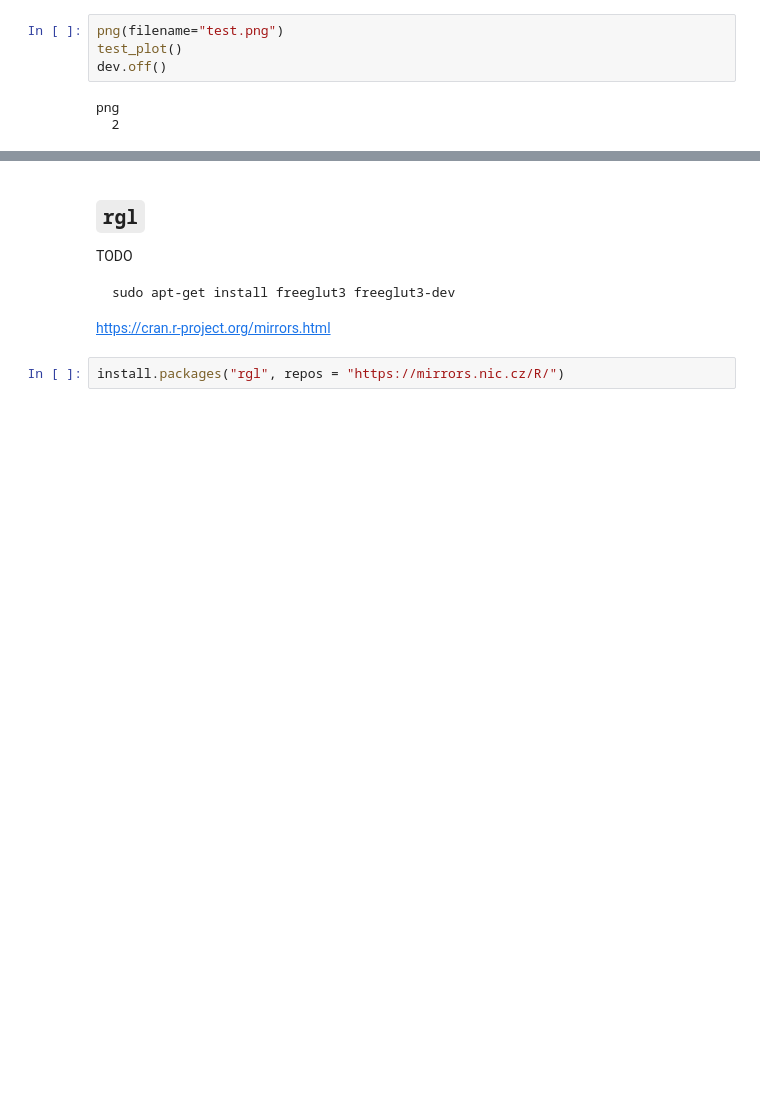
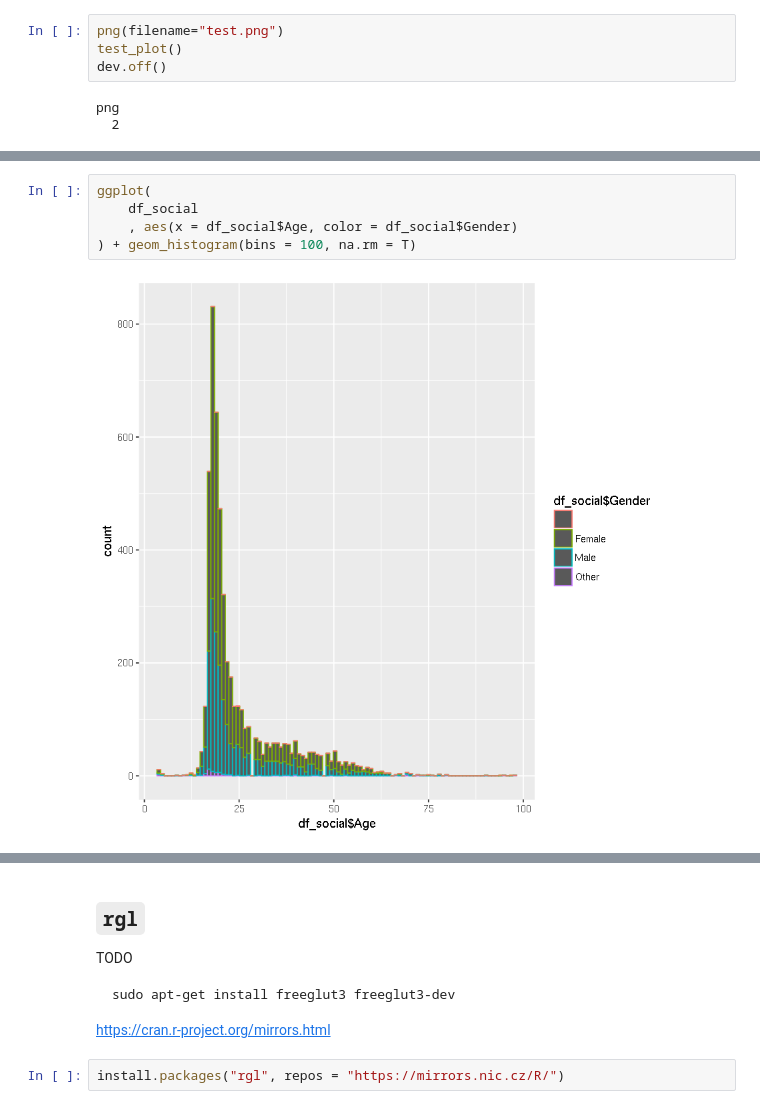
Before and after one commit to lich-uct/r_tutorial, a Jupyter notebook: 09/09.ipynb, the cells around one changed output, grey strips where cells are left out. Cells and saved outputs as stored; diff of their text form; blank space fills up the shorter version.

```diff
--- a/09/09.ipynb
+++ b/09/09.ipynb
@@ -153,0 +189,7 @@ TODO
+# %%
+ggplot(
+    df_social
+    , aes(x = df_social$Age, color = df_social$Gender)
+) + geom_histogram(bins = 100, na.rm = T)
+# %% [output]
+[figure, added]
```
Also changed, not shown: parts of 26 cells of this notebook, 4 other files.
